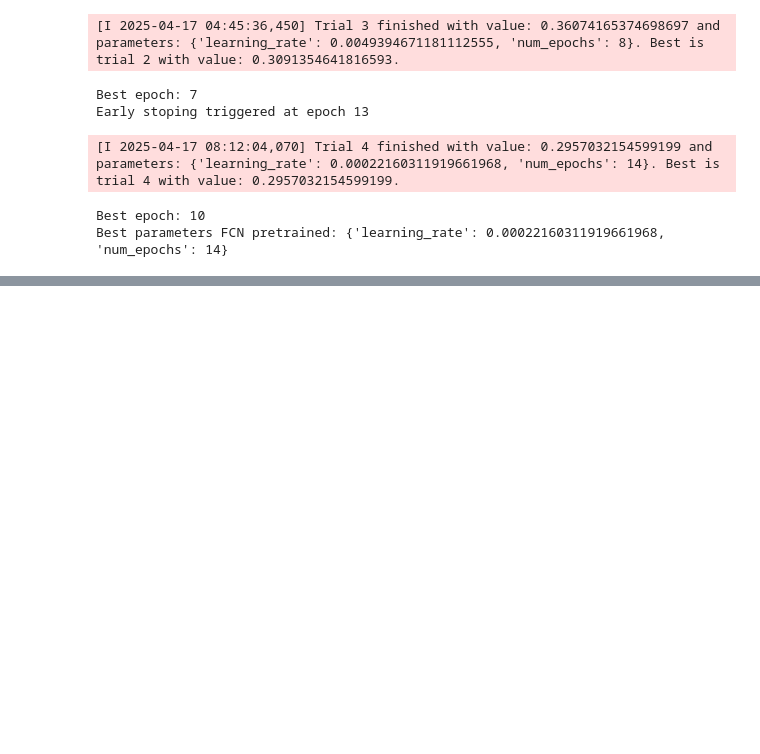
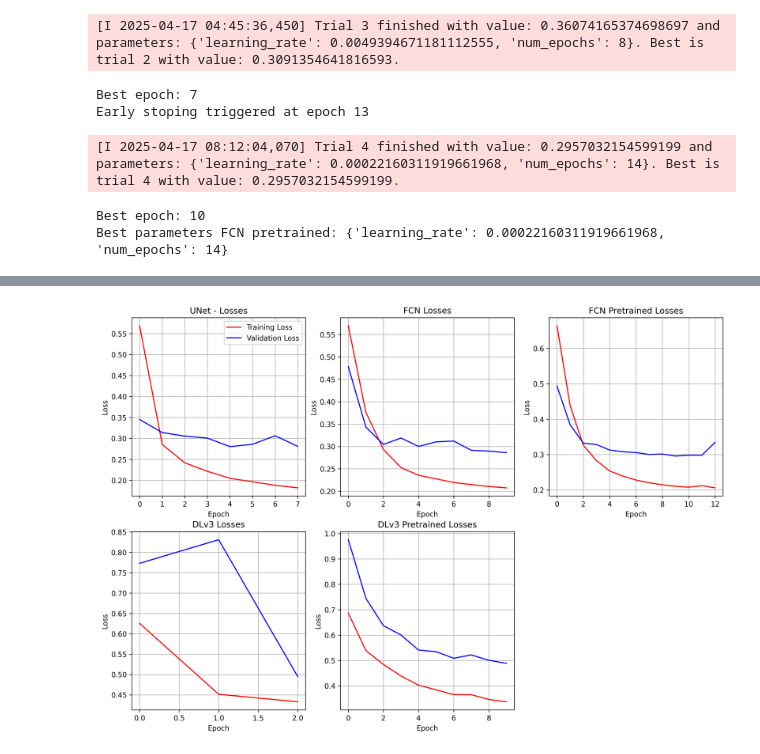
Before and after one commit to TypoweKiwi/Aorta_Segmentation, a Jupyter notebook: Main.ipynb, the cells around one changed output, grey strips where cells are left out. Cells and saved outputs as stored; diff of their text form; code cells hidden in the pictures; blank space fills up the shorter version.

```diff
--- a/Main.ipynb
+++ b/Main.ipynb
@@ -436,3 +488,53 @@ print("Best parameters deeplabv3 pretrained:", study.best_trial.params)
+# %%
+def get_losses_from_path(path):
+    losses_dict = tc.load(path)
+    train_loss_lst = losses_dict["train_loss_lst"]
+    val_loss_lst = losses_dict["val_loss_lst"]
+    return train_loss_lst, val_loss_lst
+
+Unet_train_losses, Unet_val_losses = get_losses_from_path('/content/drive/MyDrive/Aorta_Segmentation/Losses_values/UNet_losses.pt')
+FCN_train_losses, FCN_val_losses = get_losses_from_path('/content/drive/MyDrive/Aorta_Segmentation/Losses_values/FCN_losses.pt')
+FCN_pretrained_train_losses, FCN_pretrained_val_losses = get_losses_from_path('/content/drive/MyDrive/Aorta_Segmentation/Losses_values/FCN_pretrained_losses.pt')
+Deeplabv3_train_losses, Deeplabv3_val_losses = get_losses_from_path('/content/drive/MyDrive/Aorta_Segmentation/Losses_values/deeplabv3_losses.pt')
+Deeplabv3_pretrained_train_losses, Deeplabv3_pretrained_val_losses = get_losses_from_path('/content/drive/MyDrive/Aorta_Segmentation/Losses_values/deeplabv3_pretrained_losses.pt')
+
+titles = [
+    "UNet - Losses",
+    "FCN Losses",
+    "FCN Pretrained Losses",
+    "DLv3 Losses",
+    "DLv3 Pretrained Losses"
+]
+
+train_losses = [
+    Unet_train_losses,
+    FCN_train_losses,
+    FCN_pretrained_train_losses,
+    Deeplabv3_train_losses,
+    Deeplabv3_pretrained_train_losses
+]
+
+val_losses = [
+    Unet_val_losses,
+    FCN_val_losses,
+    FCN_pretrained_val_losses,
+    Deeplabv3_val_losses,
+    Deeplabv3_pretrained_val_losses
+]
+
+plt.figure(figsize=(15, 10), dpi=300)
+for i in range(len(train_losses)):
+    plt.subplot(2, 3, i + 1)
+    plt.plot(train_losses[i], "r-", label="Training Loss")
+    plt.plot(val_losses[i], "b-", label="Validation Loss")
+    plt.title(titles[i])
+    plt.xlabel("Epoch",)
+    plt.ylabel("Loss")
+    plt.grid(True)
+    if i == 0:
+        plt.legend()
+# %% [output]
+[figure, added]
 # %%
 Testing_dataset = Dataset(test_data_names)
 Testing_dataset.Preprocess_Data()
```
Also changed, not shown: parts of 14 cells of this notebook.
